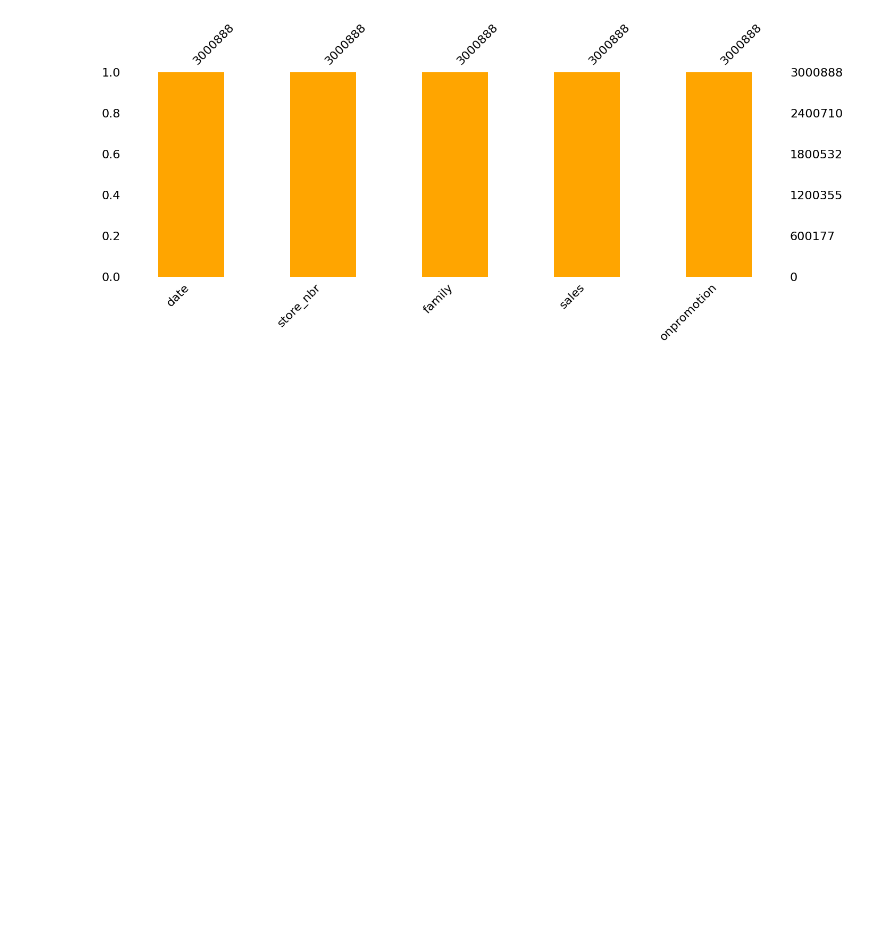
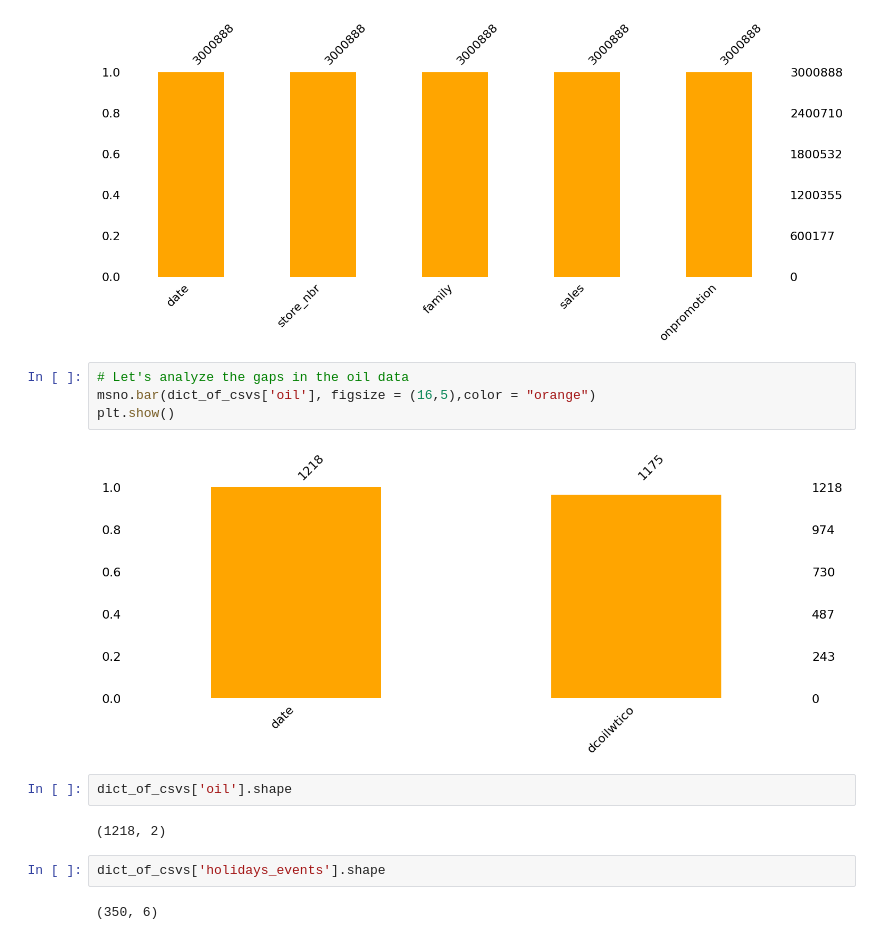
Before and after one commit to alexandregallego/Kaggle, a Jupyter notebook: Machine_learning_competitions/Knowledge/store-sales-time-series-forecasting/store_sales_time_series_forecasting.ipynb, the cells around one changed output. Cells and saved outputs as stored; diff of their text form; blank space fills up the shorter version.

Commit message:
Added analysis of the gaps in the data for remaining variables

```diff
--- a/Machine_learning_competitions/Knowledge/store-sales-time-series-forecasting/store_sales_time_series_forecasting.ipynb
+++ b/Machine_learning_competitions/Knowledge/store-sales-time-series-forecasting/store_sales_time_series_forecasting.ipynb
@@ -135,3 +181,17 @@ msno.bar(train_data, figsize = (16,5),color = "orange")
 plt.show()
 # %% [output]
 [figure]
+# %%
+# Let's analyze the gaps in the oil data
+msno.bar(dict_of_csvs['oil'], figsize = (16,5),color = "orange")
+plt.show()
+# %% [output]
+[figure, added]
+# %%
+dict_of_csvs['oil'].shape
+# %% [output]
+(1218, 2)
+# %%
+dict_of_csvs['holidays_events'].shape
+# %% [output]
+(350, 6)
```
Also changed, not shown: parts of 9 cells of this notebook.
